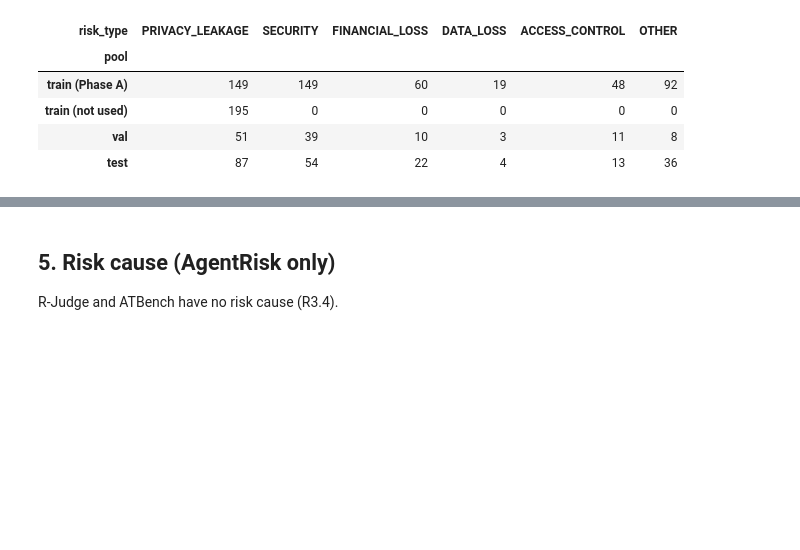
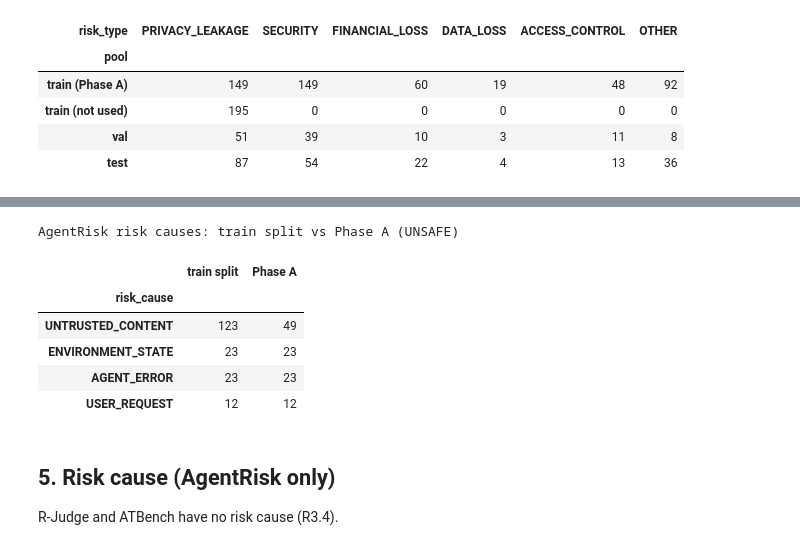
Before and after one commit to iParamModi/agent-risk-monitor, a Jupyter notebook: notebooks/external_eda.ipynb, the cells around one changed output, grey strips where cells are left out. Cells and saved outputs as stored; diff of their text form; code cells hidden in the pictures; blank space fills up the shorter version.

```diff
--- a/notebooks/external_eda.ipynb
+++ b/notebooks/external_eda.ipynb
@@ -372,3 +450,16 @@ UNSAFE risk types in each pool, all sources together:
+# %%
+print("AgentRisk risk causes: train split vs Phase A (UNSAFE)")
+ar_tu = tu[tu["source"] == "AgentRisk"]
+pd.DataFrame({"train split": ar_tu["risk_cause"].value_counts(),
+              "Phase A": ar_tu[ar_tu["phase_a_train"]]["risk_cause"].value_counts()}).fillna(0).astype(int)
+# %% [output]
+AgentRisk risk causes: train split vs Phase A (UNSAFE)
+|  | train split | Phase A |
+| risk_cause |  |  |
+| UNTRUSTED_CONTENT | 123 | 49 |
+| ENVIRONMENT_STATE | 23 | 23 |
+| AGENT_ERROR | 23 | 23 |
+| USER_REQUEST | 12 | 12 |
 # %% [markdown]
 ## 5. Risk cause (AgentRisk only)
 
```
Also changed, not shown: parts of 3 cells of this notebook, 1 other file.
